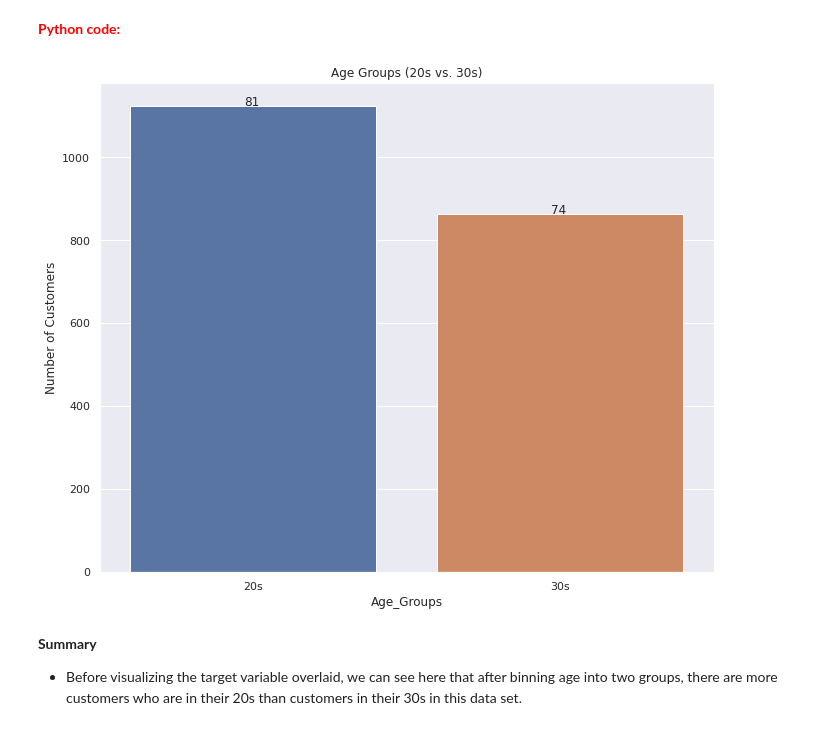
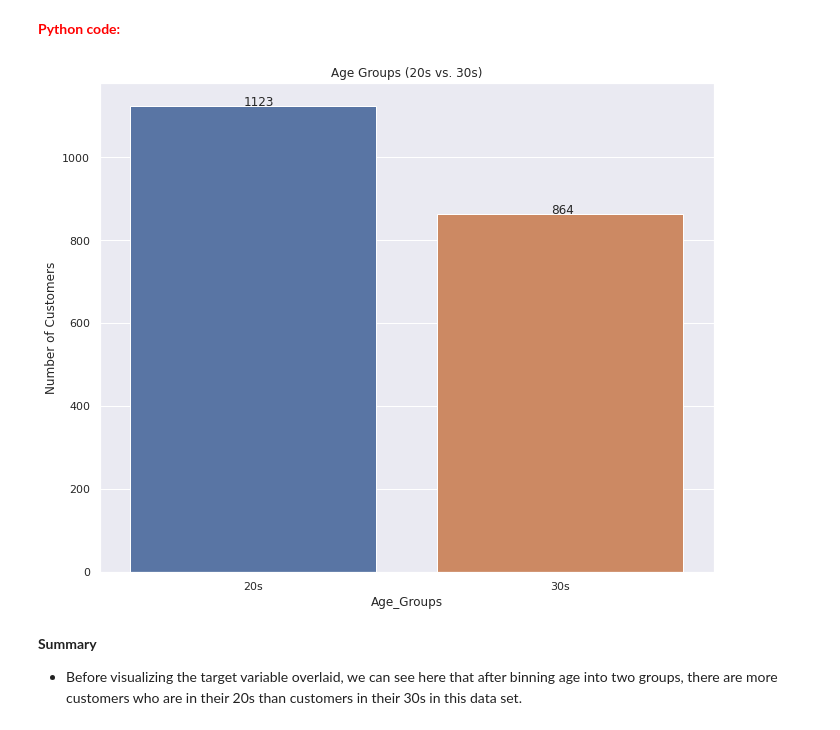
Before and after one commit to jimmy-nguyen-cal/Travel-Insurance-Predictions-, a Jupyter notebook: Code/Python/Final Project - Travel Insurance Predictions Team 7.ipynb, the cells around one changed output. Drawn from its saved outputs; the diff is of its cells as text; code cells hidden in the pictures.

Commit message:
finished visuals, feature engineering, and started modeling

```diff
--- a/Code/Python/Final Project - Travel Insurance Predictions Team 7.ipynb
+++ b/Code/Python/Final Project - Travel Insurance Predictions Team 7.ipynb
@@ -120,0 +133,14 @@ df.head(3)
+# %%
+# Graph count plot of Non-Purchases vs. Purchases
+ax = sns.countplot(data=df, x="TravelInsurance", palette = ["darkblue", "lightblue"])
+
+# Add count labels
+for p, label in zip(ax.patches, df['TravelInsurance'].value_counts()):
+    ax.annotate(label, (p.get_x()+0.37, p.get_height()+0.15))
+
+# Graph Properties
+plt.title("Frequency of Travel Insurance Purchases")
+plt.xticks([0, 1], ["Did Not Purchased", "Purchased"])
+plt.xlabel("Travel Insurance Outcome")
+plt.ylabel('Number of Customers')
+plt.show()
@@ -238,33 +271,33 @@ plt.show()
 # %%
 # Create function to categorize age groups
 def age_groups(x):
     '''
     x: This is a value from df['Age']
     returns each as a new categorical value of 20s or 30s
     '''
     if x < 30:
         return '20s'
     else:
         return '30s'
 
 
 # Apply age_groups function on each value
 age_groups = pd.DataFrame(
     {'Age_Groups': df['Age'].apply(lambda x: age_groups(x)),
      'AnnualIncome':df['AnnualIncome'],
     'TravelInsurance':df['TravelInsurance']})
 
 # Graph count plot of age groups (20s vs. 30s)
 ax = sns.countplot(data=age_groups, x="Age_Groups", order=['20s', '30s'])
 
 # add labels
-for p, label in zip(ax.patches, age_groups.value_counts()):
+for p, label in zip(ax.patches, age_groups['Age_Groups'].value_counts()):
     ax.annotate(label, (p.get_x()+0.37, p.get_height()+0.15))
 plt.title("Age Groups (20s vs. 30s)")
 plt.ylabel('Number of Customers')
 plt.show()
 # %% [output]
-[figure, old version]
+[figure, new version]
 # %% [markdown]
 **Summary**
 
```
Also changed, not shown: parts of 36 cells of this notebook.
